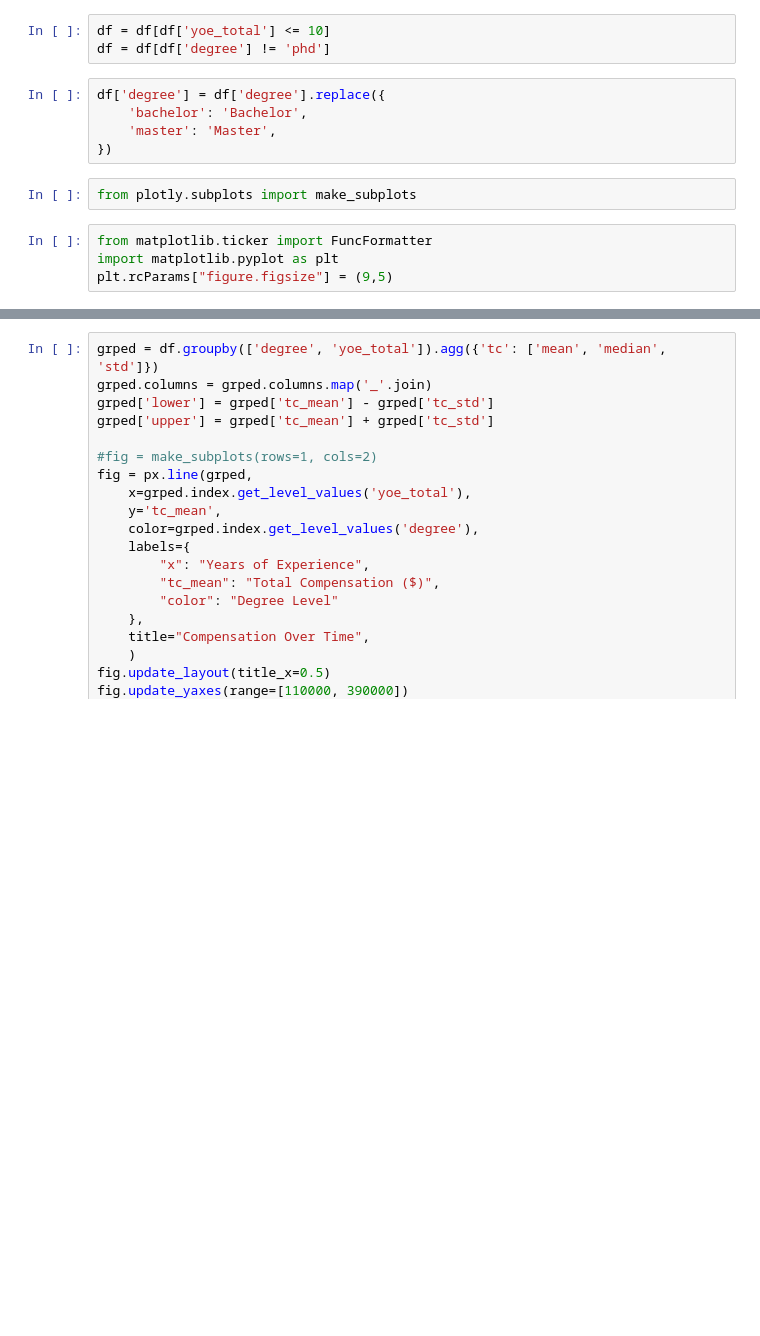
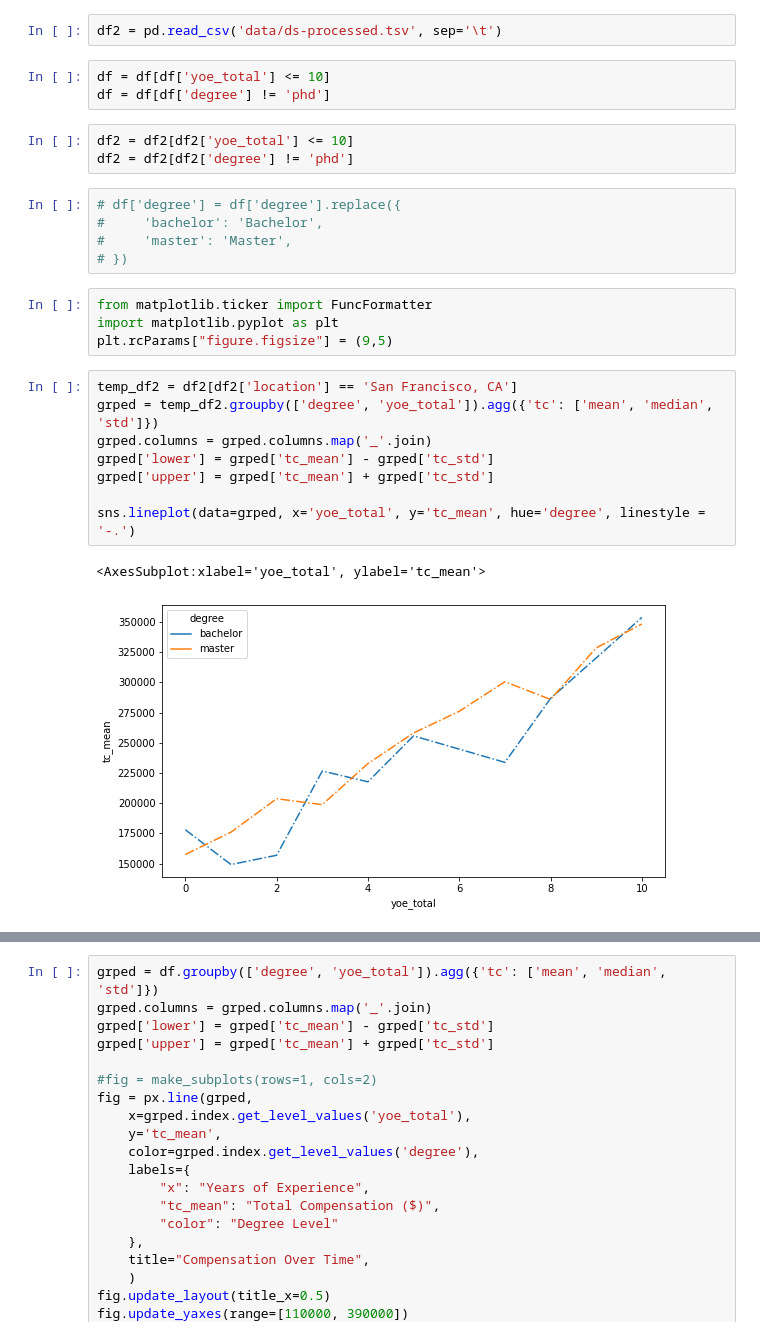
Before and after one commit to yu-lily/salary-analysis, a Jupyter notebook: 1.3-one_pager.ipynb, the cells around one changed output, grey strips where cells are left out. Drawn from its saved outputs; the diff is of its cells as text; blank space fills up the shorter version.

```diff
--- a/1.3-one_pager.ipynb
+++ b/1.3-one_pager.ipynb
@@ -8,20 +8,34 @@ import plotly.express as px
 import seaborn as sns
 # %%
 df = pd.read_csv('data/processed.tsv', sep='\t')
+# %%
+df2 = pd.read_csv('data/ds-processed.tsv', sep='\t')
 # %%
 df = df[df['yoe_total'] <= 10]
 df = df[df['degree'] != 'phd']
+# %%
+df2 = df2[df2['yoe_total'] <= 10]
+df2 = df2[df2['degree'] != 'phd']
 # %%
-df['degree'] = df['degree'].replace({
-    'bachelor': 'Bachelor',
-    'master': 'Master',
-})
+# df['degree'] = df['degree'].replace({
+#     'bachelor': 'Bachelor',
+#     'master': 'Master',
+# })
-# %%
-from plotly.subplots import make_subplots
 # %%
 from matplotlib.ticker import FuncFormatter
 import matplotlib.pyplot as plt
 plt.rcParams["figure.figsize"] = (9,5)
+# %%
+temp_df2 = df2[df2['location'] == 'San Francisco, CA']
+grped = temp_df2.groupby(['degree', 'yoe_total']).agg({'tc': ['mean', 'median', 'std']})
+grped.columns = grped.columns.map('_'.join)
+grped['lower'] = grped['tc_mean'] - grped['tc_std']
+grped['upper'] = grped['tc_mean'] + grped['tc_std']
+
+sns.lineplot(data=grped, x='yoe_total', y='tc_mean', hue='degree', linestyle = '-.')
+# %% [output]
+<AxesSubplot:xlabel='yoe_total', ylabel='tc_mean'>
+[figure, added]
 # %%
 ax = plt.gca()
 
```
Also changed, not shown: parts of 1 cell of this notebook, 4 other files.
